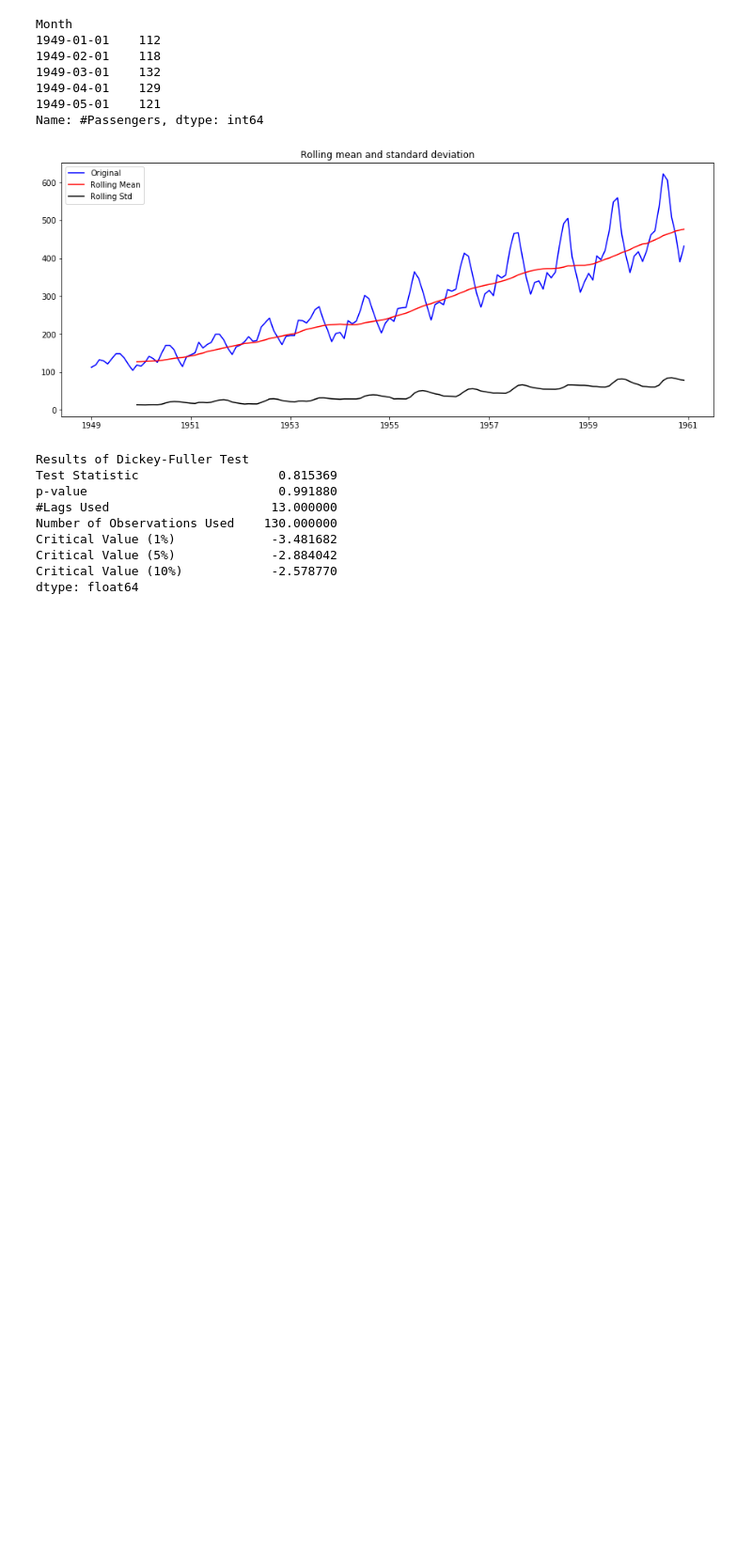
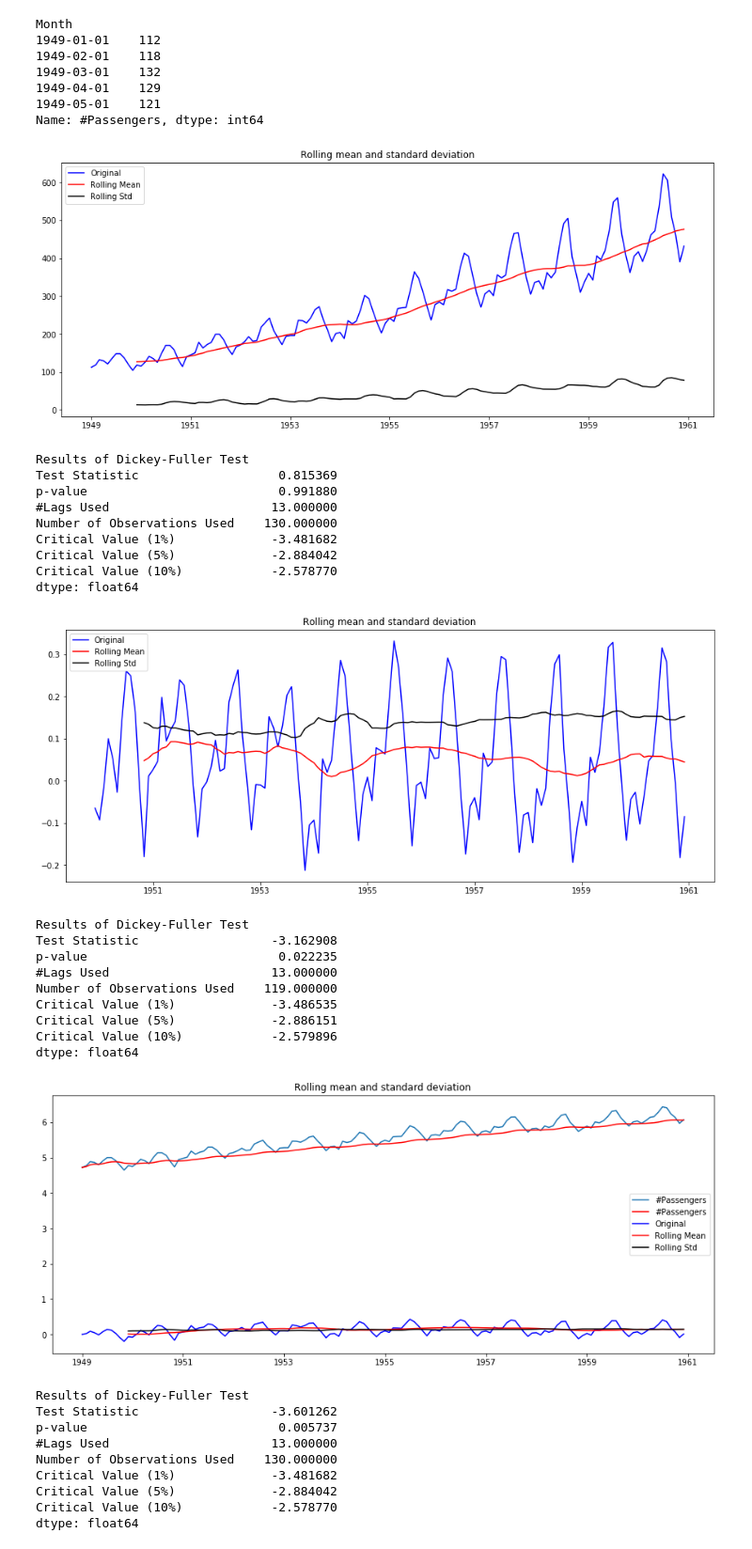
Before and after one commit to vivekbharatha/AV-Python-DS, a Jupyter notebook: timeseries/01/AirPassengers.ipynb, the cells around one changed output. Shown: that part at 94% size. Drawn from its saved outputs; the diff is of its cells as text; code cells hidden in the pictures; blank space fills up the shorter version.

Commit message:
Making time series stationary 01

```diff
--- a/timeseries/01/AirPassengers.ipynb
+++ b/timeseries/01/AirPassengers.ipynb
@@ -98,3 +97,67 @@ Critical Value (1%)             -3.481682
 Critical Value (5%)             -2.884042
 Critical Value (10%)            -2.578770
 dtype: float64
+# %%
+##
+## Making Time Series Stationary
+##
+
+## Trend and Seasonality are making a timeseries non stationary
+## The underlying principle is to model or estimate the trend and seasonality in the series and
+## remove those from the series to get a stationary series
+## Then statistical forecasting techniques can be implemented on this series
+## The final step would be to convert the forecasted values into the original scale
+## by applying trend and seasonality constraints back.
+
+### Estimating and Eliminating Trend
+ts_log = np.log(ts)
+# plt.plot(ts_log)
+
+## Methods for removing the trend
+## Aggregation – taking average for a time period like monthly/weekly averages
+## Smoothing – taking rolling averages
+## Polynomial Fitting – fit a regression model
+moving_avg = ts_log.rolling(window=12, center=False).mean()
+# plt.plot(moving_avg, color = 'red')
+
+ts_log_moving_average_diff = ts_log - moving_avg
+# print(ts_log_moving_average_diff.head(12))
+ts_log_moving_average_diff.dropna(inplace = True)
+testStationarity(ts_log_moving_average_diff)
+
+## This looks like a much better series. The rolling values appear to be varying slightly but
+## there is no specific trend. Also, the test statistic is smaller than the 5% critical values
+## so we can say with 95% confidence that this is a stationary series.
+
+## Weighted Moving Average where more recent values are given a higher weight
+## A popular one is exponentially weighted moving average where weights are assigned to
+## all the previous values with a decay factor.
+
+# expWeightedAverage = pd.ewma(ts_log, halflife = 12)
+expWeightedAverage = ts_log.ewm(halflife=12,min_periods=0,adjust=True,ignore_na=False).mean()
+##plt.plot(ts_log)
+##plt.plot(expWeightedAverage, color = 'red')
+
+ts_log_ewma_diff = ts_log - expWeightedAverage
+testStationarity(ts_log_ewma_diff)
+# %% [output]
+[figure, added]
+Results of Dickey-Fuller Test
+Test Statistic                  -3.162908
+p-value                          0.022235
+#Lags Used                      13.000000
+Number of Observations Used    119.000000
+Critical Value (1%)             -3.486535
+Critical Value (5%)             -2.886151
+Critical Value (10%)            -2.579896
+dtype: float64
+[figure, added]
+Results of Dickey-Fuller Test
+Test Statistic                  -3.601262
+p-value                          0.005737
+#Lags Used                      13.000000
+Number of Observations Used    130.000000
+Critical Value (1%)             -3.481682
+Critical Value (5%)             -2.884042
+Critical Value (10%)            -2.578770
+dtype: float64
```
Also changed, not shown: parts of 1 cell of this notebook.
